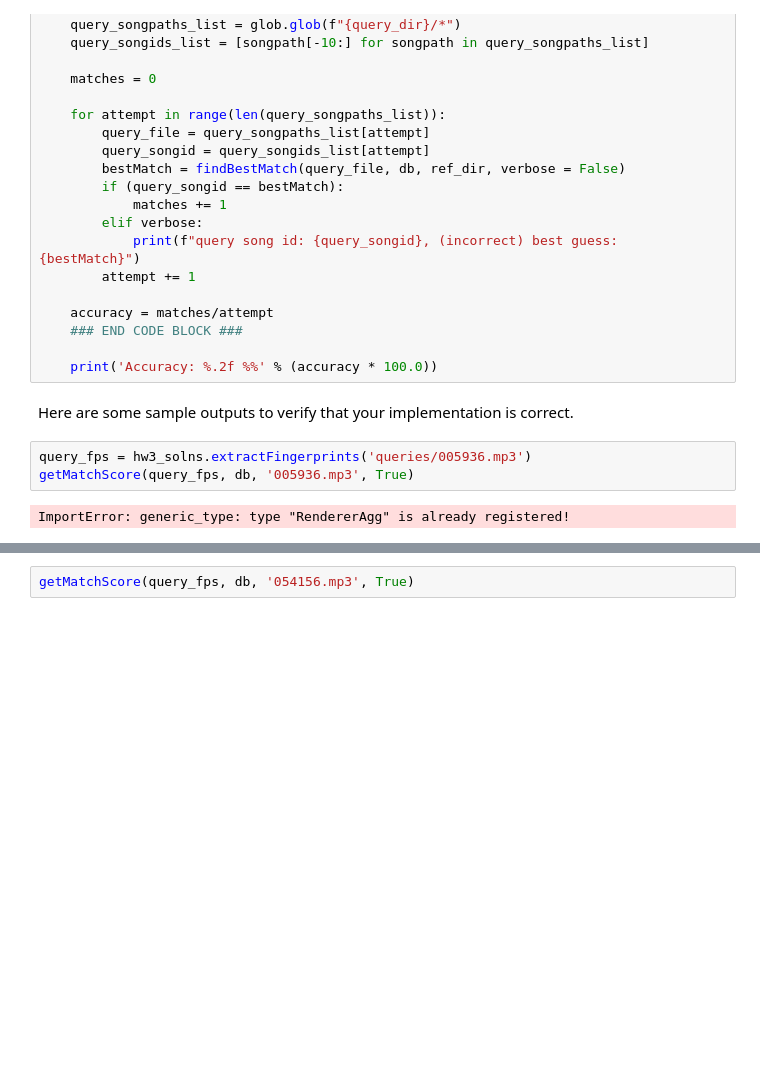
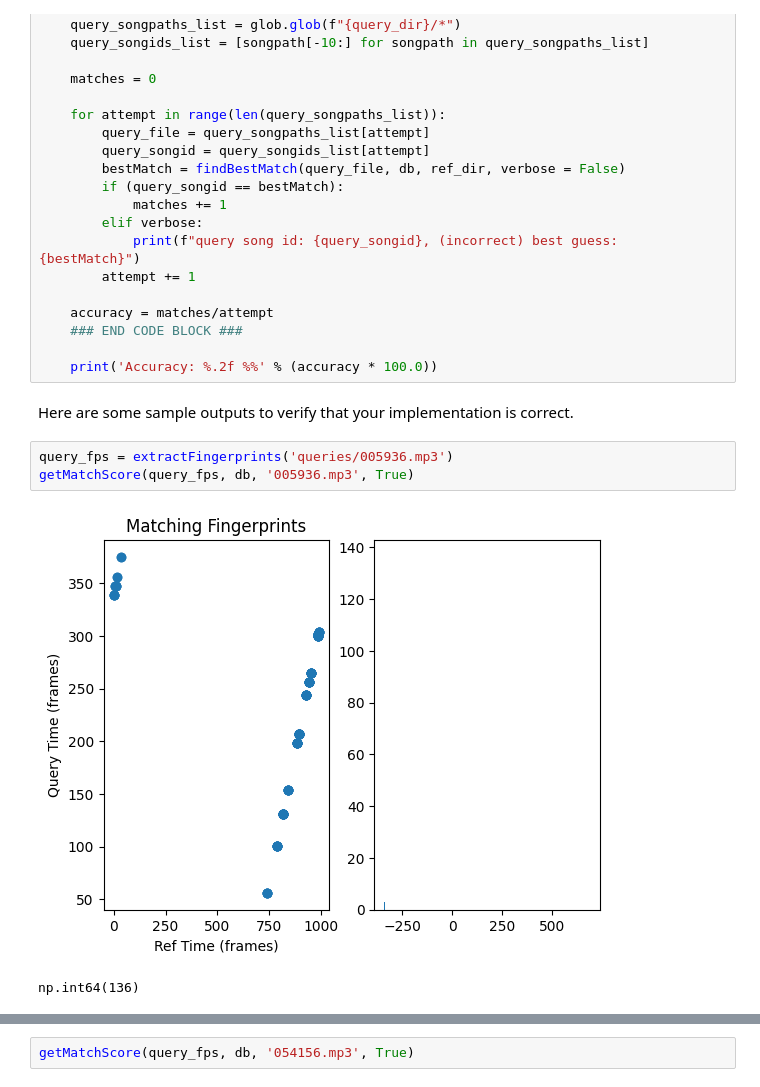
Before and after one commit to madeleieine/Shazam, a Jupyter notebook: hw3.ipynb, the cells around one changed output, grey strips where cells are left out. Saved outputs shown, nothing was run; the diff lists cells and outputs as text; blank space fills up the shorter version.

```diff
--- a/hw3.ipynb
+++ b/hw3.ipynb
@@ -790,10 +750,11 @@ def runBenchmark(query_dir, ref_dir, db, verbose=False):
 # %% [markdown]
 Here are some sample outputs to verify that your implementation is correct.
 # %%
-query_fps = hw3_solns.extractFingerprints('queries/005936.mp3')
+query_fps = extractFingerprints('queries/005936.mp3')
 getMatchScore(query_fps, db, '005936.mp3', True)
 # %% [output]
+[figure, added]
-ImportError: generic_type: type "RendererAgg" is already registered!
+np.int64(136)
 # %% [markdown]
 149
 
```
Also changed, not shown: parts of 15 cells of this notebook, 1 other file.
